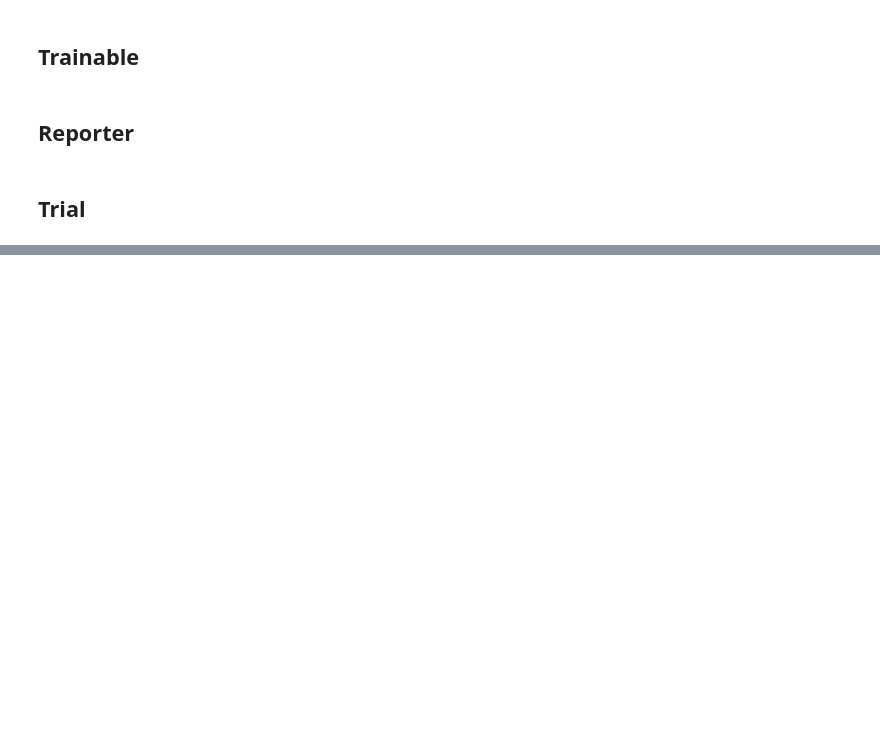
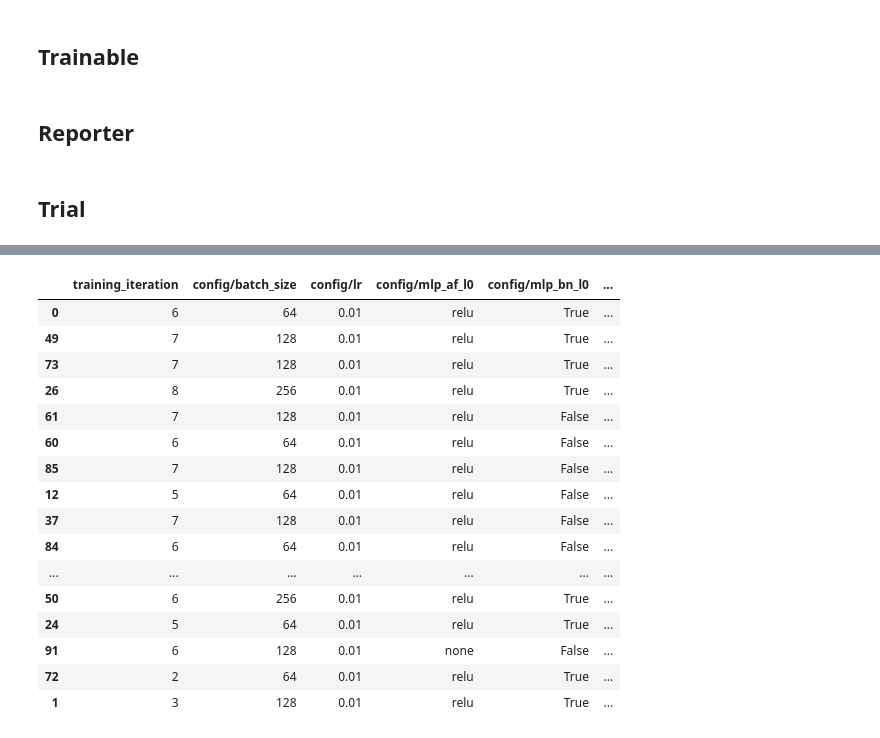
Before and after one commit to RichardStaszkiewicz/CNN-Hyperparameter-Tuning, a Jupyter notebook: Trials.ipynb, the cells around one changed output, grey strips where cells are left out. Saved outputs shown, nothing was run; the diff lists cells and outputs as text; code cells hidden in the pictures; blank space fills up the shorter version.

Commit message:
[Grid Search] Performed grid search

```diff
--- a/Trials.ipynb
+++ b/Trials.ipynb
@@ -38,13 +38,23 @@ with open("/content/model/configs/model.yaml", 'r') as stream:
 
 default_config = default_config['model']
 # %%
+# Grid search
+# search_config = {
+#     "batch_size": tune.grid_search([64, 128, 256]),
+#     "lr": tune.grid_search([0.01, 0.1]),
+#     "mlp_out_l0": tune.grid_search([64, 128]),
+#     "mlp_af_l0": tune.grid_search(['relu', 'none']),
+#     "mlp_bn_l0": tune.grid_search([True, False]),
+#     "mlp_do_l0": tune.grid_search([0.1, 0.3])
+# }
+# Random search
 search_config = {
-    "batch_size": tune.grid_search([64, 128, 256]),
-    "lr": tune.grid_search([0.01, 0.1]),
-    "mlp_out_l0": tune.grid_search([64, 128]),
-    "mlp_af_l0": tune.grid_search(['relu', 'None']),
-    "mlp_bn_l0": tune.grid_search([True, False]),
-    "mlp_do_l0": tune.grid_search([0.1, 0.3])
+    "batch_size": tune.choice([64, 128, 256]),
+    "lr": tune.uniform(0.01, 0.1),
+    "mlp_out_l0": tune.uniform(64, 128),
+    "mlp_af_l0": tune.choice(['relu', 'None']),
+    "mlp_bn_l0": tune.choice([True, False]),
+    "mlp_do_l0": tune.uniform(0.095, 0.305)
 }
 # %%
 config = default_config | search_config
@@ -53,8 +63,8 @@ config = default_config | search_config
 # %%
 scheduler_asha = ASHAScheduler(
     time_attr="time_total_s",
-    max_t=300,
-    grace_period=100,
+    max_t=150,
+    grace_period=30,
     reduction_factor=2,
 )
 # %% [markdown]
@@ -192,0 +227,24 @@ Logical resource usage: 0/2 CPUs, 0/1 GPUs
+# %%
+# Trial status: 96 TERMINATED
+# Current time: 2023-09-02 18:41:36. Total running time: 2hr 1min 18s
+# Logical resource usage: 2.0/2 CPUs, 1.0/1 GPUs
+df = results.get_dataframe()[['training_iteration', 'config/batch_size', 'config/lr', 'config/mlp_af_l0', 'config/mlp_bn_l0', 'config/mlp_do_l0', 'config/mlp_out_l0', 'ptl/val_loss', 'ptl/val_accuracy']]
+df.sort_values('ptl/val_loss', ascending=True).head(20)
+# %% [output]
+|  | training_iteration | config/batch_size | config/lr | config/mlp_af_l0 | config/mlp_bn_l0 | ... |
+| 0 | 6 | 64 | 0.01 | relu | True | ... |
+| 49 | 7 | 128 | 0.01 | relu | True | ... |
+| 73 | 7 | 128 | 0.01 | relu | True | ... |
+| 26 | 8 | 256 | 0.01 | relu | True | ... |
+| 61 | 7 | 128 | 0.01 | relu | False | ... |
+| 60 | 6 | 64 | 0.01 | relu | False | ... |
+| 85 | 7 | 128 | 0.01 | relu | False | ... |
+| 12 | 5 | 64 | 0.01 | relu | False | ... |
+| 37 | 7 | 128 | 0.01 | relu | False | ... |
+| 84 | 6 | 64 | 0.01 | relu | False | ... |
+| ... | ... | ... | ... | ... | ... | ... |
+| 50 | 6 | 256 | 0.01 | relu | True | ... |
+| 24 | 5 | 64 | 0.01 | relu | True | ... |
+| 91 | 6 | 128 | 0.01 | none | False | ... |
+| 72 | 2 | 64 | 0.01 | relu | True | ... |
+| 1 | 3 | 128 | 0.01 | relu | True | ... |
```
Also changed, not shown: parts of 2 cells of this notebook, 1 other file.
